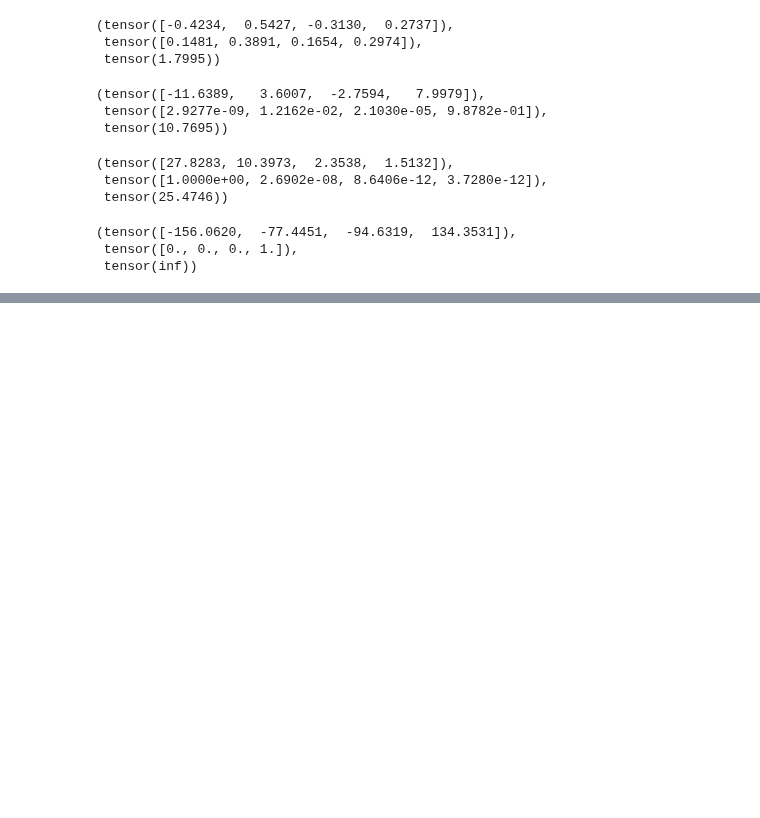
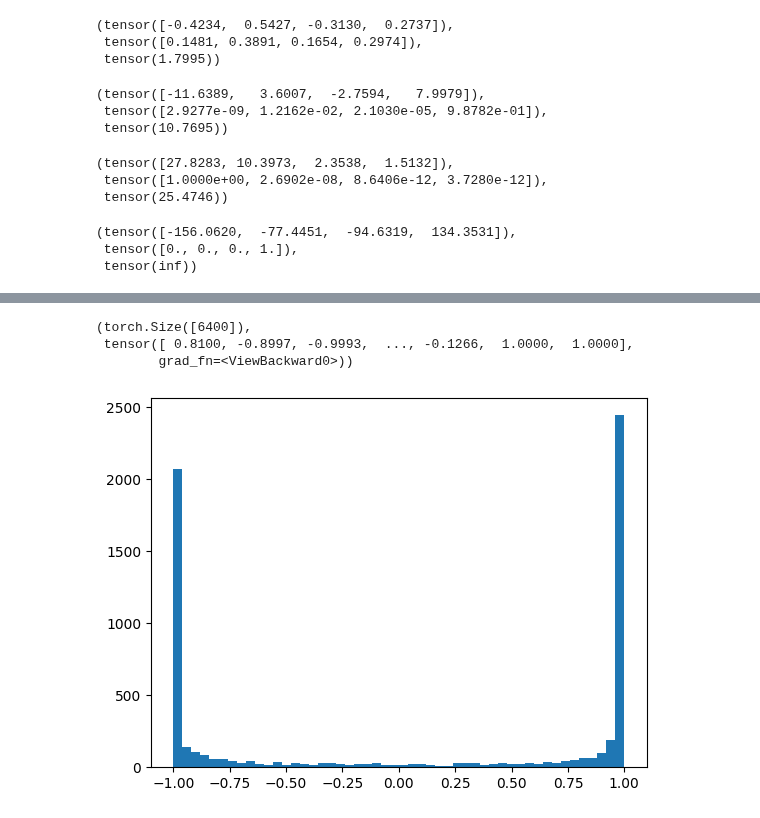
Before and after one commit to exploringweirdmachines/mlp, a Jupyter notebook: multi-layer-perceptron-part3.ipynb, the cells around one changed output, grey strips where cells are left out. Drawn from its saved outputs; the diff is of its cells as text; code cells hidden in the pictures; blank space fills up the shorter version.

```diff
--- a/multi-layer-perceptron-part3.ipynb
+++ b/multi-layer-perceptron-part3.ipynb
@@ -386,0 +644,40 @@ logits, probs, loss
+# %%
+# same optimization as last time
+max_steps = 200000
+batch_size = 32
+lossi = []
+
+for i in range(max_steps):
+
+  # minibatch construct
+  ix = torch.randint(0, X_train.shape[0], (batch_size,), generator=g)
+  Xb, Yb = X_train[ix], Y_train[ix] # batch X,Y
+
+  # forward pass
+  embeddings = C[Xb] # embed the characters into vectors
+  embcat = embeddings.view(embeddings.shape[0], -1) # concatenate the vectors
+
+  # Linear layer
+  hpreact = embcat @ W1 + b1 # hidden layer pre-activation
+
+  # Non-linearity
+  h = torch.tanh(hpreact) # hidden layer
+  logits = h @ W2 + b2 # output layer
+  loss = F.cross_entropy(logits, Yb) # loss function
+
+  # backward pass
+  for p in parameters:
+    p.grad = None
+  loss.backward()
+
+  # update
+  learning_rate = 0.1 if i < 100000 else 0.01 # step learning rate decay
+  for p in parameters:
+    p.data += -learning_rate * p.grad
+
+  # track stats
+  if i % 10000 == 0: # print every once in a while
+    print(f'{i:7d}/{max_steps:7d}: {loss.item():.4f}')
+  lossi.append(loss.log10().item())
+
+  break
@@ -386,0 +700,12 @@ logits, probs, loss
+# %%
+h.view(-1).shape, h.view(-1)
+# %% [output]
+(torch.Size([6400]),
+ tensor([ 0.8100, -0.8997, -0.9993,  ..., -0.1266,  1.0000,  1.0000],
+        grad_fn=<ViewBackward0>))
+# %%
+# we use semicolon to supress a bunch of output, we put the numbers in 50 bins
+# we see that most values take -1 and 1..tanh is very active
+plt.hist(h.view(-1).tolist(), 50);
+# %% [output]
+[figure, added]
```
Also changed, not shown: parts of 19 cells of this notebook.
